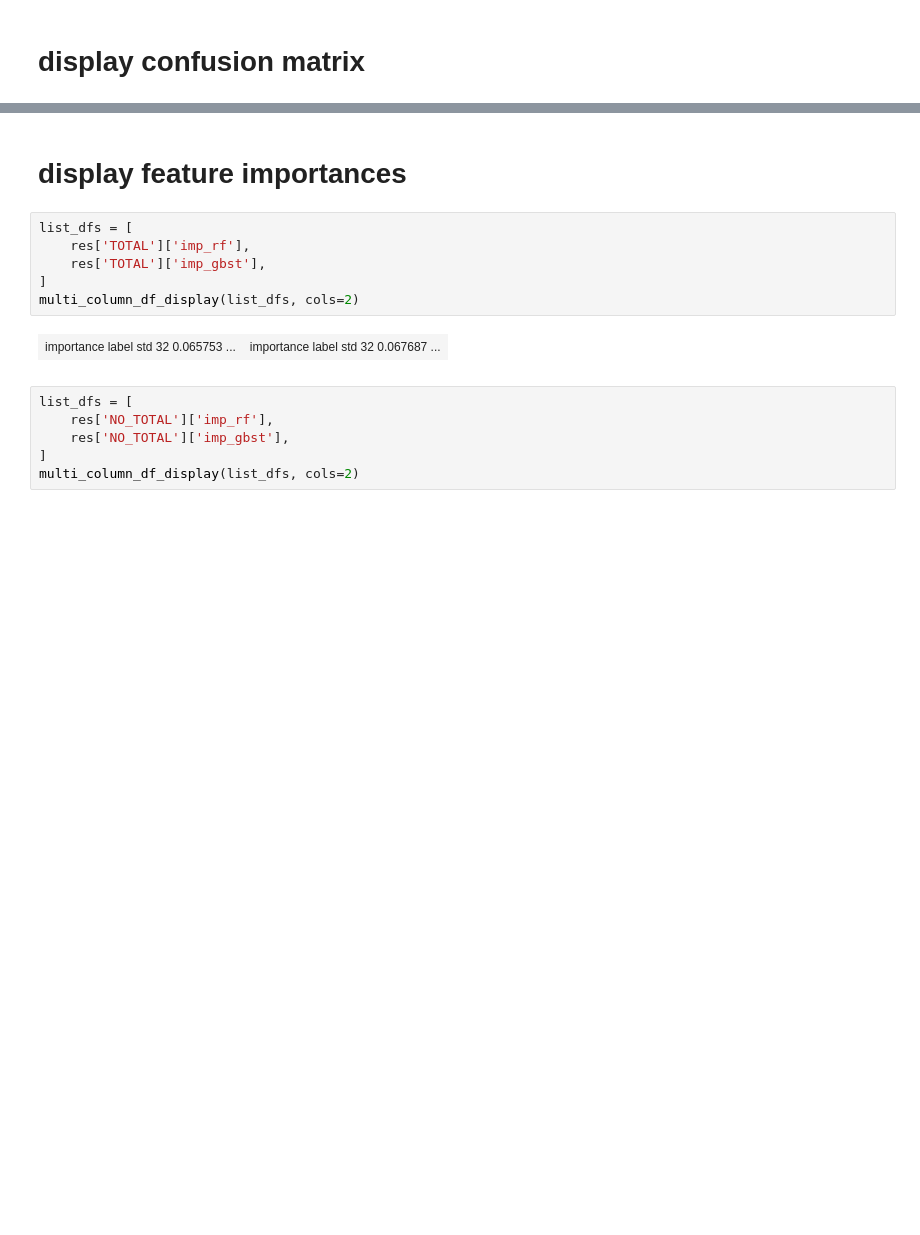
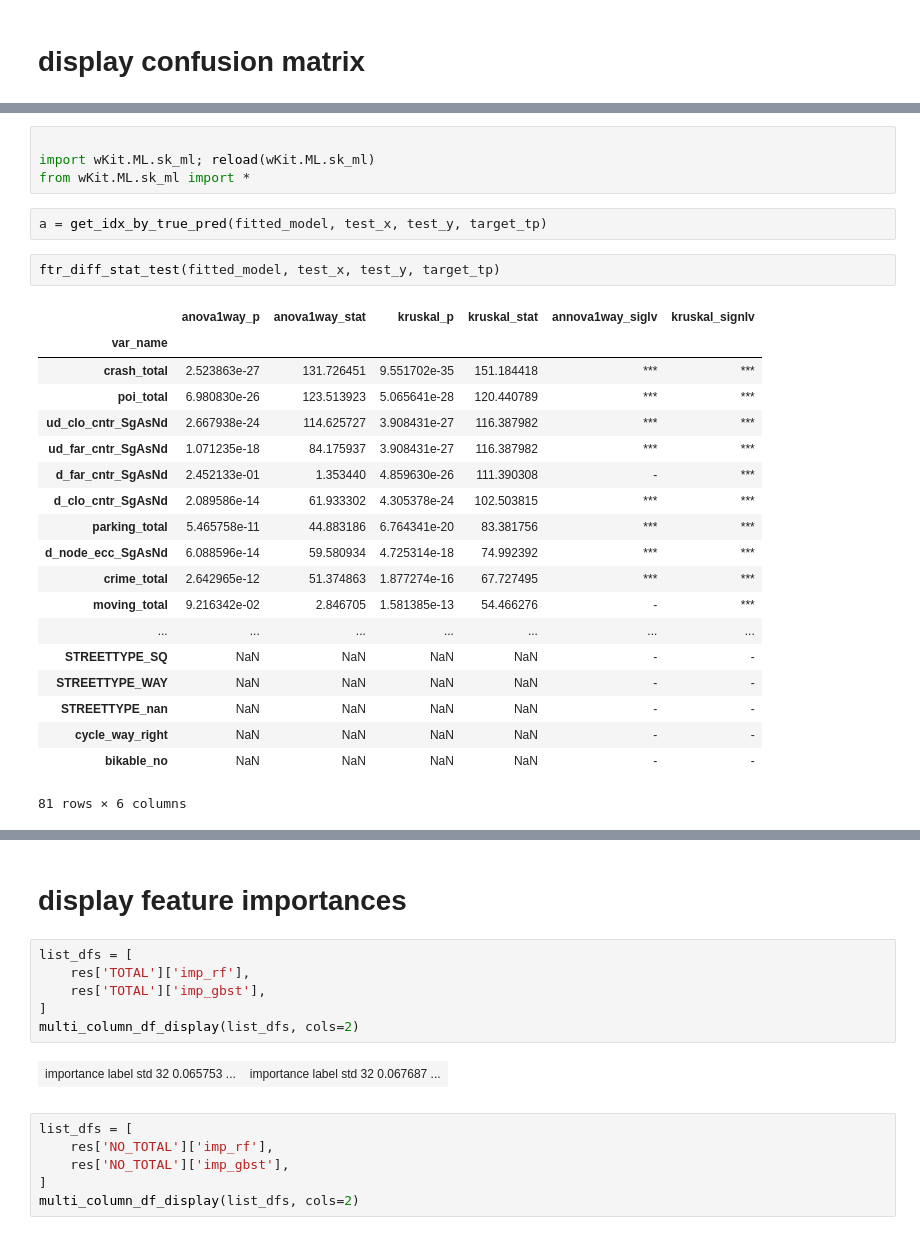
Before and after one commit to JHWu92/Cycling_safety, a Jupyter notebook: open_data_analysis/ANA-PRED - LTS.ipynb, the cells around one changed output, grey strips where cells are left out. Cells and saved outputs as stored; diff of their text form; blank space fills up the shorter version.

```diff
--- a/open_data_analysis/ANA-PRED - LTS.ipynb
+++ b/open_data_analysis/ANA-PRED - LTS.ipynb
@@ -116,0 +120,28 @@ multi_column_df_display(list_dfs)
+# %%
+
+import wKit.ML.sk_ml; reload(wKit.ML.sk_ml)
+from wKit.ML.sk_ml import *
+# %%
+a = get_idx_by_true_pred(fitted_model, test_x, test_y, target_tp)
+# %%
+ftr_diff_stat_test(fitted_model, test_x, test_y, target_tp)
+# %% [output]
+|  | anova1way_p | anova1way_stat | kruskal_p | kruskal_stat | annova1way_siglv | kruskal_signlv |
+| var_name |  |  |  |  |  |  |
+| crash_total | 2.523863e-27 | 131.726451 | 9.551702e-35 | 151.184418 | *** | *** |
+| poi_total | 6.980830e-26 | 123.513923 | 5.065641e-28 | 120.440789 | *** | *** |
+| ud_clo_cntr_SgAsNd | 2.667938e-24 | 114.625727 | 3.908431e-27 | 116.387982 | *** | *** |
+| ud_far_cntr_SgAsNd | 1.071235e-18 | 84.175937 | 3.908431e-27 | 116.387982 | *** | *** |
+| d_far_cntr_SgAsNd | 2.452133e-01 | 1.353440 | 4.859630e-26 | 111.390308 | - | *** |
+| d_clo_cntr_SgAsNd | 2.089586e-14 | 61.933302 | 4.305378e-24 | 102.503815 | *** | *** |
+| parking_total | 5.465758e-11 | 44.883186 | 6.764341e-20 | 83.381756 | *** | *** |
+| d_node_ecc_SgAsNd | 6.088596e-14 | 59.580934 | 4.725314e-18 | 74.992392 | *** | *** |
+| crime_total | 2.642965e-12 | 51.374863 | 1.877274e-16 | 67.727495 | *** | *** |
+| moving_total | 9.216342e-02 | 2.846705 | 1.581385e-13 | 54.466276 | - | *** |
+| ... | ... | ... | ... | ... | ... | ... |
+| STREETTYPE_SQ | NaN | NaN | NaN | NaN | - | - |
+| STREETTYPE_WAY | NaN | NaN | NaN | NaN | - | - |
+| STREETTYPE_nan | NaN | NaN | NaN | NaN | - | - |
+| cycle_way_right | NaN | NaN | NaN | NaN | - | - |
+| bikable_no | NaN | NaN | NaN | NaN | - | - |
+81 rows × 6 columns
```
Also changed, not shown: parts of 7 cells of this notebook.
